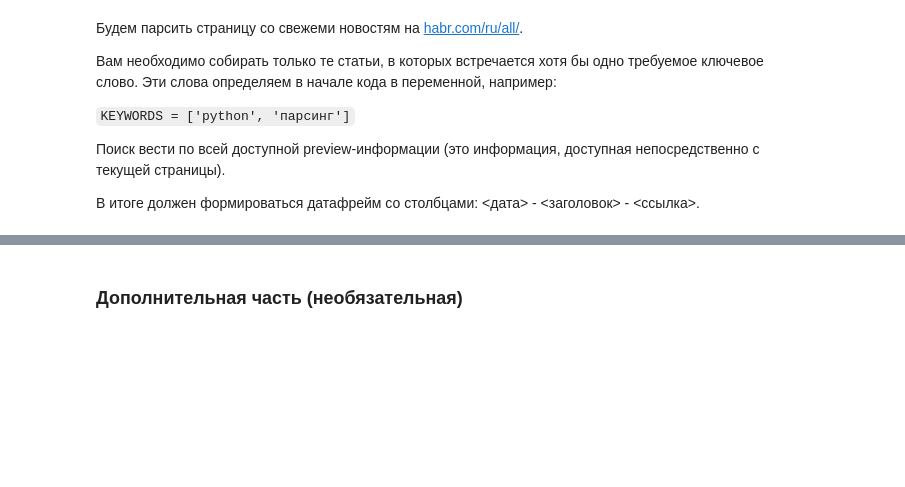
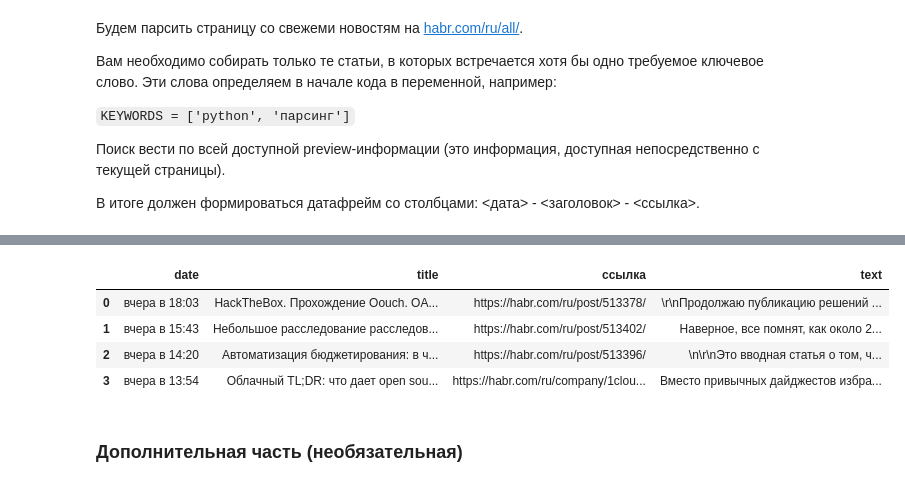
Before and after one commit to DmitryTrufanov/pyda-10-hw-21, a Jupyter notebook: Solved_HW_web_scraping.ipynb, the cells around one changed output, grey strips where cells are left out. Saved outputs shown, nothing was run; the diff lists cells and outputs as text; code cells hidden in the pictures; blank space fills up the shorter version.

```diff
--- a/Solved_HW_web_scraping.ipynb
+++ b/Solved_HW_web_scraping.ipynb
@@ -23,3 +24,6 @@ KEYWORDS = ['Тополиный', 'технологии']
+# %%
+KEYWORDS = ['erp-системы', 'удалённая работа', 'информационная безопасность']
 # %%
-req = requests.get('https://habr.com/ru/all/')
-req.text
+URL = 'https://habr.com/ru/all'
+req = requests.get(URL)
+#req.text
@@ -68,12 +52,3 @@ posts
  </ul>
  </footer>
  </article>]
-# %%
-for post in posts:
-    post_id = post.parent.attrs.get('id')
-   # если идентификатор не найден, это что-то странное, пропускаем
-    if not post_id:
-        continue
-    post_id = int(post_id.split('_')[-1])
-    print('post', post_id)
-    hubs = post.find_all('a', class_='hub-link')
@@ -101,19 +55,27 @@ post 513278
 # %%
-# добавляем извлечение хабов из постов, чтобы отбирать только нужные
+list_ = []
+
 for post in posts:
     post_id = post.parent.attrs.get('id')
    # если идентификатор не найден, это что-то странное, пропускаем
     if not post_id:
         continue
     post_id = int(post_id.split('_')[-1])
-    hubs = post.find_all('a', class_='hub-link')
+    hubs = post.find_all('a', class_='hub-link') #выделение тегов к статьям
+
     for hub in hubs:
             hub_lower = hub.text.lower()
-           # ищем вхождение хотя бы одного желаемого хаба
-            if any([hub_lower in desired for desired in KEYWORDS]):
-               # пост нам интересен - делаем с ним все что захотим:
-               # можно отправит в телеграм уведомление, можно на почту и т.п.
+            # ищем вхождение хотя бы одного желаемого хаба
+            if any([hub_lower in words for words in KEYWORDS]):
+                # пост нам интересен - делаем с ним все что захотим: можно отправит в телеграм уведомление, можно на почту и т.п.
                 title_element = post.find('a', class_='post__title_link')
-                print(title_element.text, title_element.attrs.get('href'))
-               # так как пост уже нам подошел - дальше нет смысла проверять хабы
+                a = title_element.attrs.get('href')
+                soup = BeautifulSoup(requests.get(a).text, 'html.parser')
+                time.sleep(0.3)
+                text = soup.find('div', class_='post__text post__text-html post__text_v1').text
+                title_element2 = post.find('a', class_='post__title_link').text
+                date = post.find('span', class_='post__time').text
+                row = {'date': date, 'title': title_element2, 'ссылка': a, 'text': text}
+                list_.append(row)
+                # так как пост уже нам подошел - дальше нет смысла проверять хабы
                 break
@@ -166,3 +82,12 @@ articles_intro
+# %%
+df = pd.DataFrame(list_)
+df
+# %% [output]
+|  | date | title | ссылка | text |
+| 0 | вчера в 18:03 | HackTheBox. Прохождение Oouch. OA... | https://habr.com/ru/post/513378/ | \r\nПродолжаю публикацию решений ... |
+| 1 | вчера в 15:43 | Небольшое расследование расследов... | https://habr.com/ru/post/513402/ | Наверное, все помнят, как около 2... |
+| 2 | вчера в 14:20 | Автоматизация бюджетирования: в ч... | https://habr.com/ru/post/513396/ | \n\r\nЭто вводная статья о том, ч... |
+| 3 | вчера в 13:54 | Облачный TL;DR: что дает open sou... | https://habr.com/ru/company/1clou... | Вместо привычных дайджестов избра... |
 # %% [markdown]
 ### Дополнительная часть (необязательная)
 # %% [markdown]
```
Also changed, not shown: parts of 18 cells of this notebook, 9 other files.
